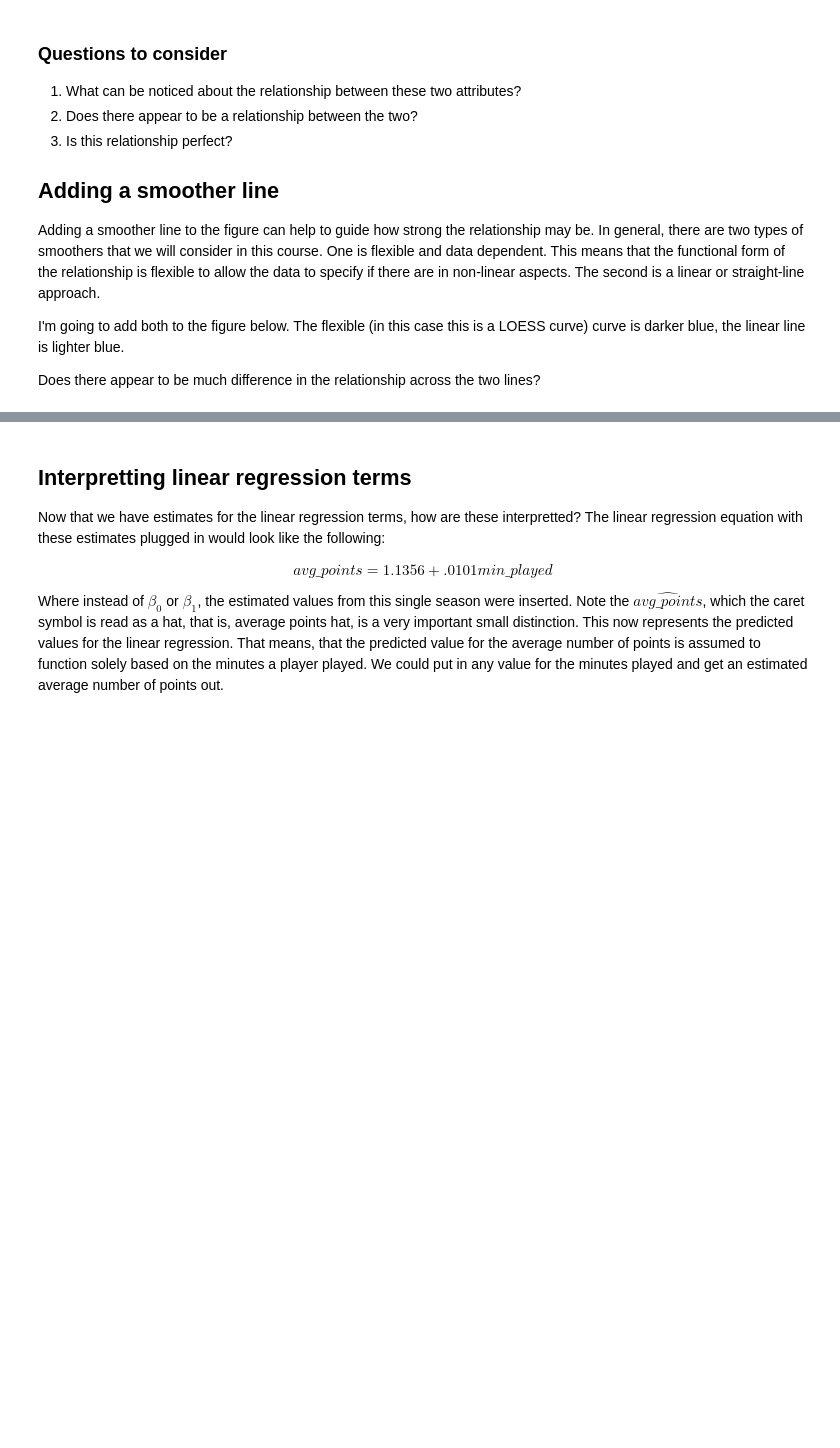
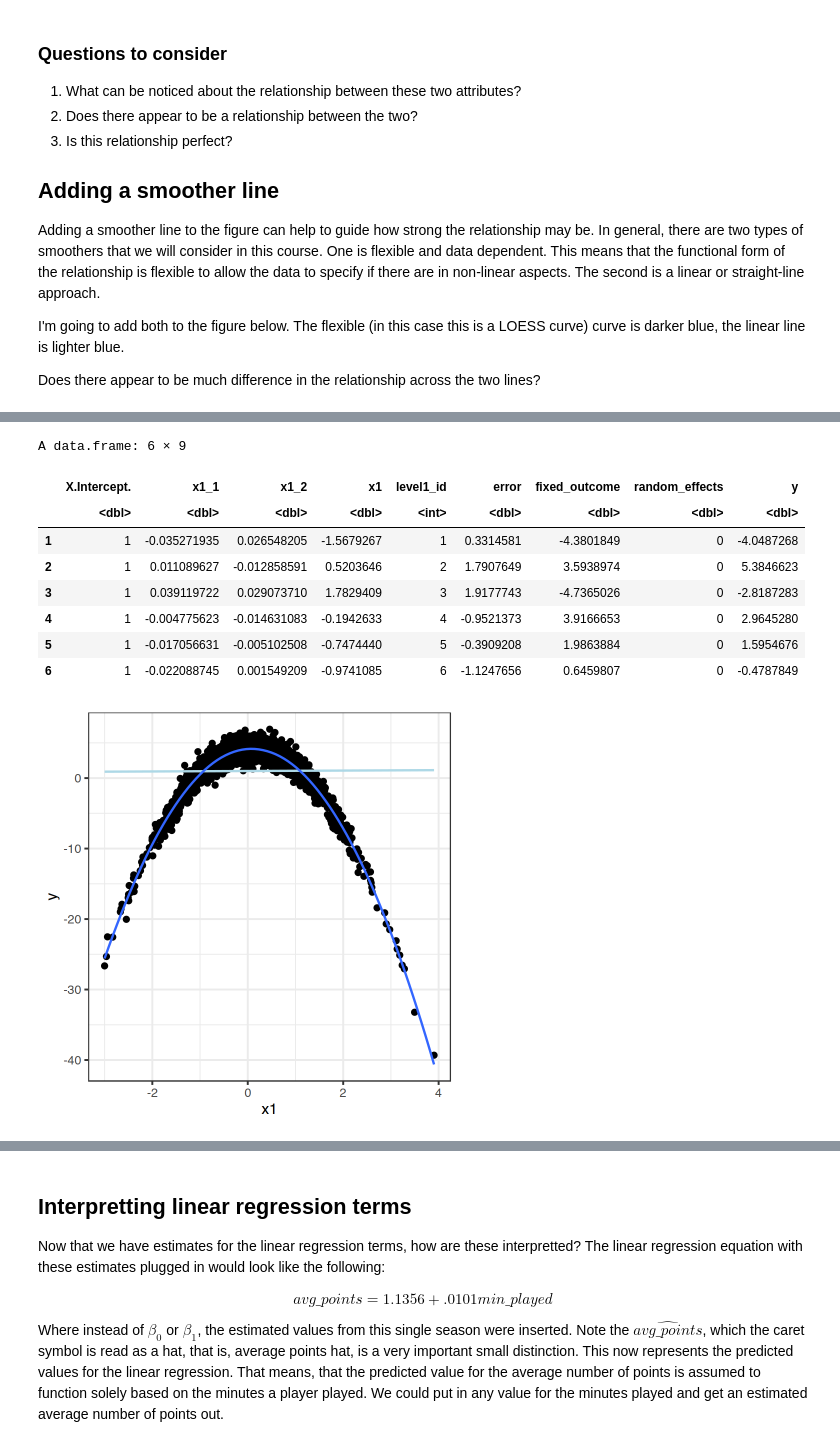
Before and after one commit to lebebr01/psqf_6243, a Jupyter notebook: course-notes/02-linear-regression-class.ipynb, the cells around one changed output, grey strips where cells are left out. Cells and saved outputs as stored; diff of their text form; code cells hidden in the pictures; blank space fills up the shorter version.

```diff
--- a/course-notes/02-linear-regression-class.ipynb
+++ b/course-notes/02-linear-regression-class.ipynb
@@ -75,22 +107,33 @@ gf_point(avg_points ~ total_minutes, data = basketball, size = 4, alpha = .5) %>
 # %%
 library(simglm)
 
 sim_args <- list(
     formula = y ~ 1 + poly(x1, degree = 2),
     fixed = list(x1 = list(var_type = 'continuous')),
     sample_size = 2000,
-    reg_weights = c(1, 2, -25)
+    reg_weights = c(1, 2, -200)
 )
 
 poly_data <- simulate_fixed(data = NULL, sim_args) |>
 simulate_error(sim_args) |>
 generate_response(sim_args)
 
 head(poly_data)
 
 gf_point(y ~ x1, data = poly_data, size = 3) |>
   gf_smooth(method = 'lm', color = 'lightblue') |>
   gf_smooth(method = 'loess')
+# %% [output]
+A data.frame: 6 × 9
+|  | X.Intercept. | x1_1 | x1_2 | x1 | level1_id | error | fixed_outcome | random_effects | y |
+|  | <dbl> | <dbl> | <dbl> | <dbl> | <int> | <dbl> | <dbl> | <dbl> | <dbl> |
+| 1 | 1 | -0.035271935 | 0.026548205 | -1.5679267 | 1 | 0.3314581 | -4.3801849 | 0 | -4.0487268 |
+| 2 | 1 | 0.011089627 | -0.012858591 | 0.5203646 | 2 | 1.7907649 | 3.5938974 | 0 | 5.3846623 |
+| 3 | 1 | 0.039119722 | 0.029073710 | 1.7829409 | 3 | 1.9177743 | -4.7365026 | 0 | -2.8187283 |
+| 4 | 1 | -0.004775623 | -0.014631083 | -0.1942633 | 4 | -0.9521373 | 3.9166653 | 0 | 2.9645280 |
+| 5 | 1 | -0.017056631 | -0.005102508 | -0.7474440 | 5 | -0.3909208 | 1.9863884 | 0 | 1.5954676 |
+| 6 | 1 | -0.022088745 | 0.001549209 | -0.9741085 | 6 | -1.1247656 | 0.6459807 | 0 | -0.4787849 |
+[figure, added]
 # %% [markdown]
 ## Estimating linear regression coefficients
 
```
Also changed, not shown: parts of 12 cells of this notebook, 1 other file.
